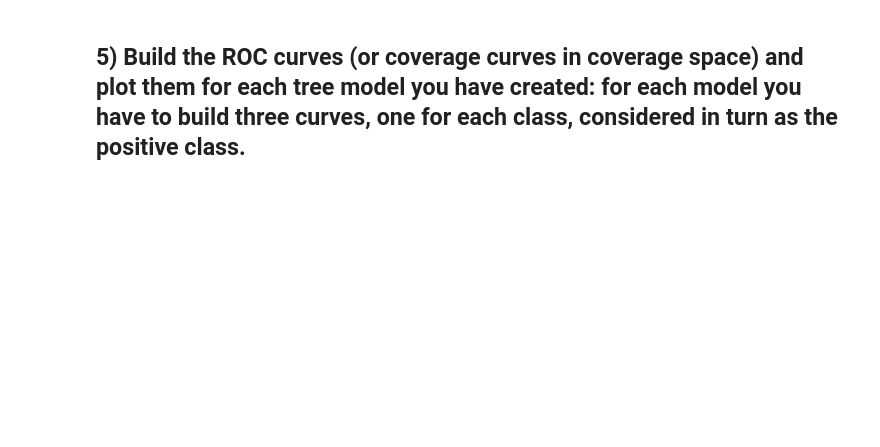
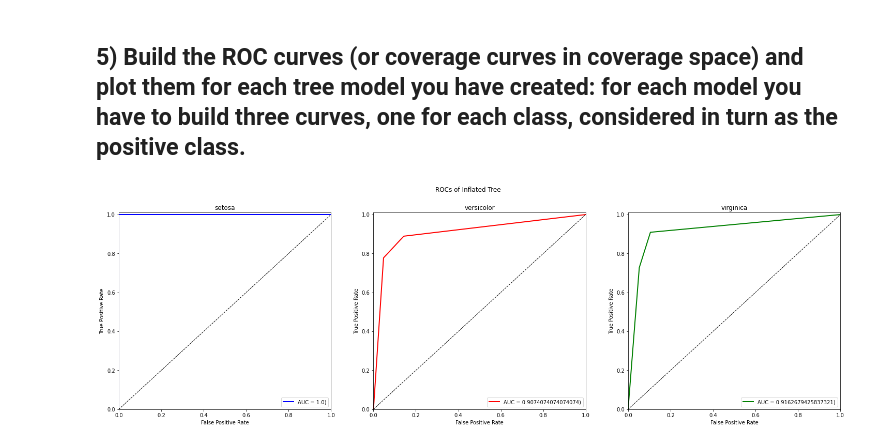
Before and after one commit to lorenzofavaro/machine-learning, a Jupyter notebook: Decision Tree Models/iris_classification.ipynb, the cells around one changed output. Cells and saved outputs as stored; diff of their text form; code cells hidden in the pictures; blank space fills up the shorter version.

Commit message:
finished decision trees

```diff
--- a/Decision Tree Models/iris_classification.ipynb
+++ b/Decision Tree Models/iris_classification.ipynb
@@ -26,7 +30,7 @@ inflated_data = np.repeat(iris.data, repetitions, axis=0)
 inflated_target = np.repeat(iris.target, repetitions, axis=0)
 
 # Get train & test datasets
-X_train, X_test, y_train, y_test_inf = train_test_split(inflated_data, inflated_target, test_size=0.2, random_state=random_state)
+X_train, X_test, y_train, y_test_inf = train_test_split(inflated_data, inflated_target, test_size=0.2, random_state=random_state+1)
 
 # Learning of the tree
 clf_inflated = tree.DecisionTreeClassifier(criterion="entropy", random_state=random_state, min_samples_leaf=5)
@@ -54,9 +76,11 @@ graph
 # %% [markdown]
 ## 2) Modify the weight of some classes (set to 10 the weights for misclassification between virginica into versicolor and vice versa) and learn the tree in these conditions. You should obtain similar results as for step 1.
 # %%
+misc_weight = 10
+
 X,y = load_iris(return_X_y=True)
-X_train, X_test, y_train, y_test_w = train_test_split(X, y, test_size=0.2, random_state=7)
-clf_weighted = tree.DecisionTreeClassifier(criterion="entropy", random_state=21, min_samples_leaf=min_samples_leaf, class_weight={0:1,1:10,2:10})
+X_train, X_test, y_train, y_test_w = train_test_split(X, y, test_size=0.2, random_state=random_state+1)
+clf_weighted = tree.DecisionTreeClassifier(criterion="entropy", random_state=random_state, min_samples_leaf=min_samples_leaf, class_weight={0:1, 1:misc_weight, 2:misc_weight})
 
 # Learning of the tree applying weights
 clf_weighted.fit(X_train, y_train)
@@ -84,20 +126,30 @@ graph
 ## 3) Learn trees but avoid overfitting (by improving the error on the test set) tuning the parameters on: the minimum number of samples per leaf, max depth of the tree, min_impurity_decrease parameters, max leaf nodes, etc.
 # %%
 X,y = load_iris(return_X_y=True)
-X_train, X_test, y_train, y_test = train_test_split(X, y, test_size=0.2, random_state=random_state)
+X_train, X_test, y_train, y_test = train_test_split(X, y, test_size=0.2, random_state=random_state+1)
 
+best_score = 0
 hyperparameters = list()
 
+# Tuning hyperparameters
 for min_samples_l in range(2, 15):
     for max_leaf_n in range(2, 15):
         for min_samples_s in range(2, 30):
             for impurity in np.linspace(0, 1, 21):
-                clf_improved = tree.DecisionTreeClassifier(criterion="entropy", random_state=random_state, min_samples_leaf=min_samples_l, max_leaf_nodes=max_leaf_n, min_samples_split=min_samples_s, min_impurity_decrease=impurity)
+                clf_improved = tree.DecisionTreeClassifier(criterion="entropy",
+                                                            random_state=random_state,
+                                                            min_samples_leaf=min_samples_l,
+                                                            max_leaf_nodes=max_leaf_n,
+                                                            min_samples_split=min_samples_s,
+                                                            min_impurity_decrease=impurity)
                 clf_improved = clf_improved.fit(X_train, y_train)
                 y_pred_imp = clf_improved.predict(X_test)
 
                 accuracy = accuracy_score(y_test, y_pred_imp)
                 f1 = f1_score(y_test, y_pred_imp, average='macro')
-                if accuracy + f1 == 2:
+                if accuracy + f1 > best_score:
+                    best_score = accuracy + f1
+                    hyperparameters.clear()
+                elif accuracy + f1 == best_score:
                     hyperparameters.append([min_samples_l, max_leaf_n, min_samples_s, impurity])
 # %%
@@ -130,0 +268,5 @@ print(pd.DataFrame(improved_confusion_matrix, index=iris.target_names, columns=i
+# %%
+# Inflated Tree
+plot_rocs("Inflated Tree", *compute_roc(clf_inflated, False)).show()
+# %% [output]
+[figure, added]
```
Also changed, not shown: parts of 14 cells of this notebook.
